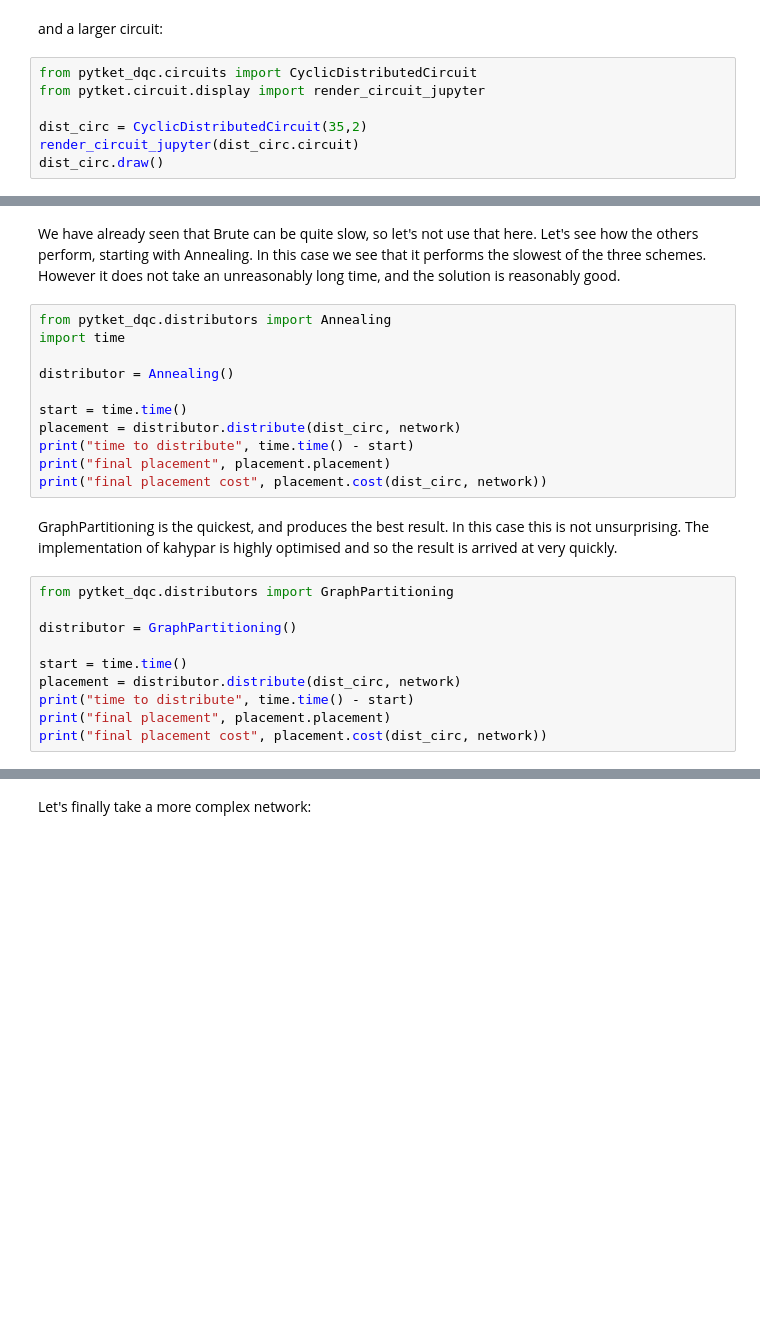
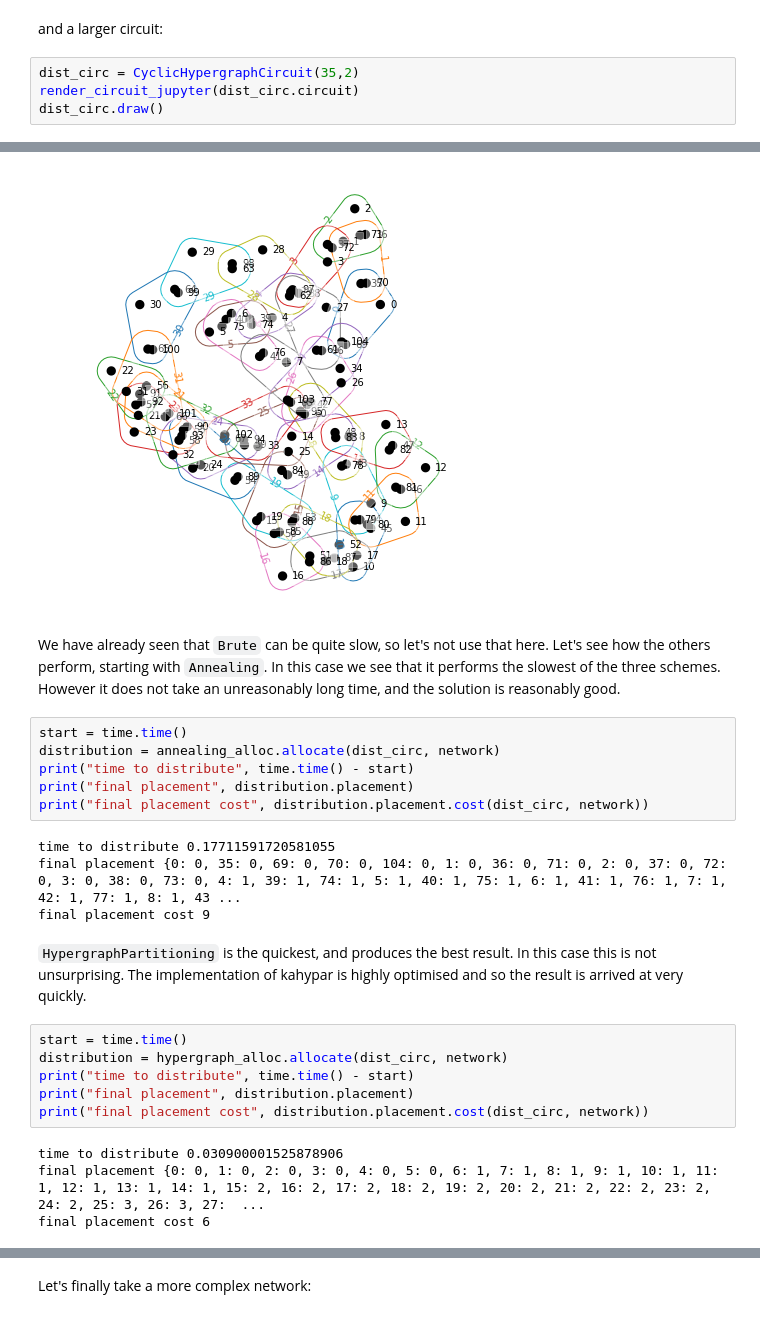
Before and after one commit to CQCL/pytket-dqc, a Jupyter notebook: example_notebook.ipynb, the cells around one changed output, grey strips where cells are left out. Saved outputs shown, nothing was run; the diff lists cells and outputs as text; blank space fills up the shorter version.

```diff
--- a/example_notebook.ipynb
+++ b/example_notebook.ipynb
@@ -132,9 +145,7 @@ network.draw_nisq_network()
 # %% [markdown]
 and a larger circuit:
 # %%
-from pytket_dqc.circuits import CyclicDistributedCircuit
-from pytket.circuit.display import render_circuit_jupyter
-
-dist_circ = CyclicDistributedCircuit(35,2)
+dist_circ = CyclicHypergraphCircuit(35,2)
 render_circuit_jupyter(dist_circ.circuit)
 dist_circ.draw()
+# %% [output]
@@ -141,26 +153,26 @@ dist_circ.draw()
+[figure, added]
 # %% [markdown]
-We have already seen that Brute can be quite slow, so let's not use that here. Let's see how the others perform, starting with Annealing. In this case we see that it performs the slowest of the three schemes. However it does not take an unreasonably long time, and the solution is reasonably good.
+We have already seen that `Brute` can be quite slow, so let's not use that here. Let's see how the others perform, starting with `Annealing`. In this case we see that it performs the slowest of the three schemes. However it does not take an unreasonably long time, and the solution is reasonably good.
 # %%
-from pytket_dqc.distributors import Annealing
-import time
-
-distributor = Annealing()
-
 start = time.time()
-placement = distributor.distribute(dist_circ, network)
+distribution = annealing_alloc.allocate(dist_circ, network)
 print("time to distribute", time.time() - start)
-print("final placement", placement.placement)
-print("final placement cost", placement.cost(dist_circ, network))
+print("final placement", distribution.placement)
+print("final placement cost", distribution.placement.cost(dist_circ, network))
+# %% [output]
+time to distribute 0.17711591720581055
+final placement {0: 0, 35: 0, 69: 0, 70: 0, 104: 0, 1: 0, 36: 0, 71: 0, 2: 0, 37: 0, 72: 0, 3: 0, 38: 0, 73: 0, 4: 1, 39: 1, 74: 1, 5: 1, 40: 1, 75: 1, 6: 1, 41: 1, 76: 1, 7: 1, 42: 1, 77: 1, 8: 1, 43 ...
+final placement cost 9
 # %% [markdown]
-GraphPartitioning is the quickest, and produces the best result. In this case this is not unsurprising. The implementation of kahypar is highly optimised and so the result is arrived at very quickly.
+`HypergraphPartitioning` is the quickest, and produces the best result. In this case this is not unsurprising. The implementation of kahypar is highly optimised and so the result is arrived at very quickly.
 # %%
-from pytket_dqc.distributors import GraphPartitioning
-
-distributor = GraphPartitioning()
-
 start = time.time()
-placement = distributor.distribute(dist_circ, network)
+distribution = hypergraph_alloc.allocate(dist_circ, network)
 print("time to distribute", time.time() - start)
-print("final placement", placement.placement)
-print("final placement cost", placement.cost(dist_circ, network))
+print("final placement", distribution.placement)
+print("final placement cost", distribution.placement.cost(dist_circ, network))
+# %% [output]
+time to distribute 0.030900001525878906
+final placement {0: 0, 1: 0, 2: 0, 3: 0, 4: 0, 5: 0, 6: 1, 7: 1, 8: 1, 9: 1, 10: 1, 11: 1, 12: 1, 13: 1, 14: 1, 15: 2, 16: 2, 17: 2, 18: 2, 19: 2, 20: 2, 21: 2, 22: 2, 23: 2, 24: 2, 25: 3, 26: 3, 27:  ...
+final placement cost 6
 # %% [markdown]
```
Also changed, not shown: parts of 47 cells of this notebook, 1 other file.
